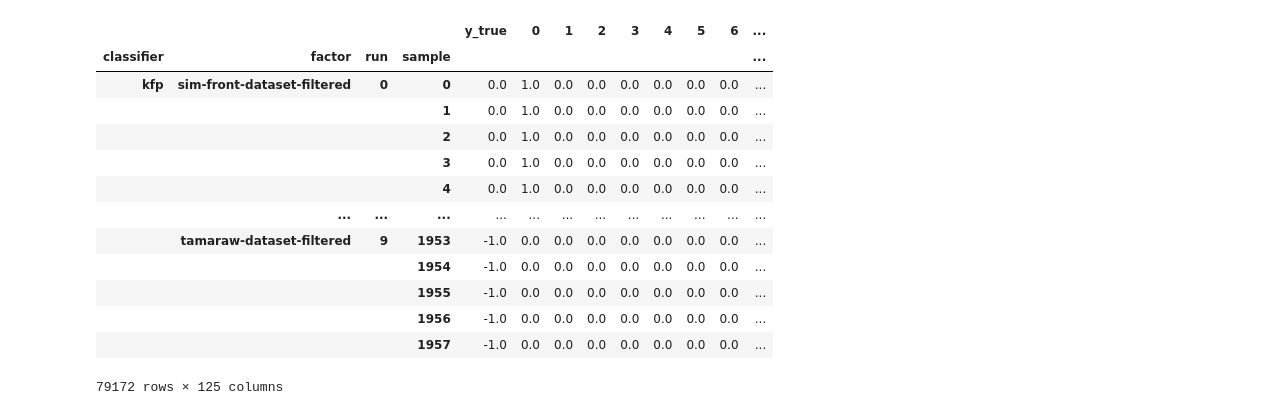
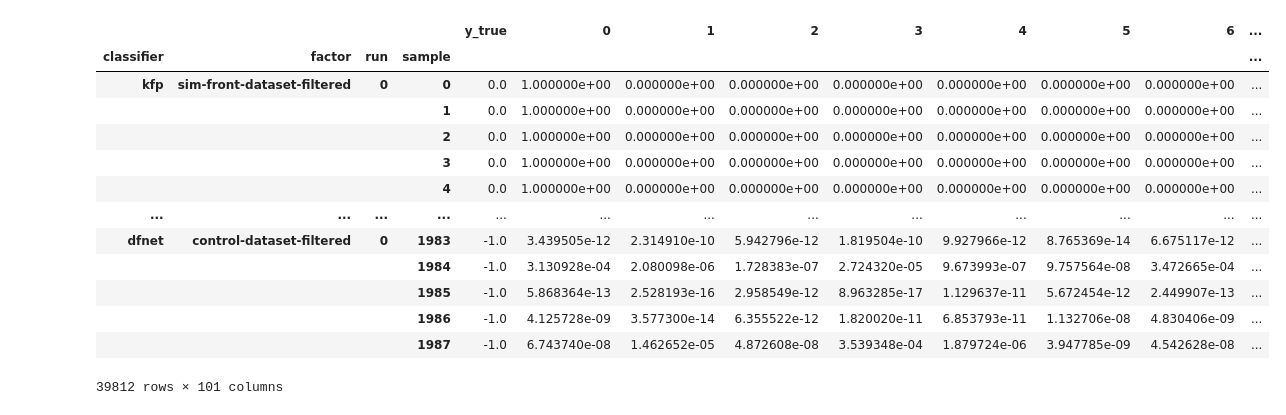
Before and after one commit to jpcsmith/qcsd-experiments, a Jupyter notebook: workflow/notebooks/result-analysis-curve.ipynb, the cells around one changed output. Drawn from its saved outputs; the diff is of its cells as text; code cells hidden in the pictures.

```diff
--- a/workflow/notebooks/result-analysis-curve.ipynb
+++ b/workflow/notebooks/result-analysis-curve.ipynb
@@ -13,43 +13,47 @@ import lab.analytics
 # %%
 def load_classifier_prediction(classifier: str, factor: str, rep: int):
     return pd.read_csv(
         f"../../results/ml-eval/predictions/{factor}/{classifier}-{rep}.csv",
         header=0
     )
 
 def load_results():
     combinations = [
-        (classifier, factor, rep) for classifier in ["kfp"]
-        for factor in ["sim-front-dataset-filtered", "front-dataset-filtered", "sim-tamaraw-dataset-filtered", "tamaraw-dataset-filtered"]
-        for rep in range(10)
+        (classifier, factor, rep) for classifier in ["kfp", "dfnet"]
+        for factor in [
+            "sim-front-dataset-filtered", "front-dataset-filtered", "sim-tamaraw-dataset-filtered", "tamaraw-dataset-filtered",
+            "sim-front-dataset", "front-dataset", "sim-tamaraw-dataset", "tamaraw-dataset", "control-dataset",
+            "control-dataset-filtered"
+        ]
+        for rep in range(1)
     ]
 
     return (pd.concat([
         load_classifier_prediction(classifier, factor, rep)
         for (classifier, factor, rep) in combinations
     ], keys=combinations, names=["classifier", "factor", "run", "sample"])
             .fillna(0)
             .rename(columns=lambda c: int(c) if c != "y_true" else c)
             .drop(columns=[-1]))
 
 
 data = load_results()
 data
 # %% [output]
 |  |  |  |  | y_true | 0 | 1 | 2 | 3 | 4 | 5 | 6 | ... |
 | classifier | factor | run | sample |  |  |  |  |  |  |  |  | ... |
-| kfp | sim-front-dataset-filtered | 0 | 0 | 0.0 | 1.0 | 0.0 | 0.0 | 0.0 | 0.0 | 0.0 | 0.0 | ... |
-|  |  |  | 1 | 0.0 | 1.0 | 0.0 | 0.0 | 0.0 | 0.0 | 0.0 | 0.0 | ... |
-|  |  |  | 2 | 0.0 | 1.0 | 0.0 | 0.0 | 0.0 | 0.0 | 0.0 | 0.0 | ... |
-|  |  |  | 3 | 0.0 | 1.0 | 0.0 | 0.0 | 0.0 | 0.0 | 0.0 | 0.0 | ... |
-|  |  |  | 4 | 0.0 | 1.0 | 0.0 | 0.0 | 0.0 | 0.0 | 0.0 | 0.0 | ... |
-|  | ... | ... | ... | ... | ... | ... | ... | ... | ... | ... | ... | ... |
-|  | tamaraw-dataset-filtered | 9 | 1953 | -1.0 | 0.0 | 0.0 | 0.0 | 0.0 | 0.0 | 0.0 | 0.0 | ... |
-|  |  |  | 1954 | -1.0 | 0.0 | 0.0 | 0.0 | 0.0 | 0.0 | 0.0 | 0.0 | ... |
-|  |  |  | 1955 | -1.0 | 0.0 | 0.0 | 0.0 | 0.0 | 0.0 | 0.0 | 0.0 | ... |
-|  |  |  | 1956 | -1.0 | 0.0 | 0.0 | 0.0 | 0.0 | 0.0 | 0.0 | 0.0 | ... |
-|  |  |  | 1957 | -1.0 | 0.0 | 0.0 | 0.0 | 0.0 | 0.0 | 0.0 | 0.0 | ... |
+| kfp | sim-front-dataset-filtered | 0 | 0 | 0.0 | 1.000000e+00 | 0.000000e+00 | 0.000000e+00 | 0.000000e+00 | 0.000000e+00 | 0.000000e+00 | 0.000000e+00 | ... |
+|  |  |  | 1 | 0.0 | 1.000000e+00 | 0.000000e+00 | 0.000000e+00 | 0.000000e+00 | 0.000000e+00 | 0.000000e+00 | 0.000000e+00 | ... |
+|  |  |  | 2 | 0.0 | 1.000000e+00 | 0.000000e+00 | 0.000000e+00 | 0.000000e+00 | 0.000000e+00 | 0.000000e+00 | 0.000000e+00 | ... |
+|  |  |  | 3 | 0.0 | 1.000000e+00 | 0.000000e+00 | 0.000000e+00 | 0.000000e+00 | 0.000000e+00 | 0.000000e+00 | 0.000000e+00 | ... |
+|  |  |  | 4 | 0.0 | 1.000000e+00 | 0.000000e+00 | 0.000000e+00 | 0.000000e+00 | 0.000000e+00 | 0.000000e+00 | 0.000000e+00 | ... |
+| ... | ... | ... | ... | ... | ... | ... | ... | ... | ... | ... | ... | ... |
+| dfnet | control-dataset-filtered | 0 | 1983 | -1.0 | 3.439505e-12 | 2.314910e-10 | 5.942796e-12 | 1.819504e-10 | 9.927966e-12 | 8.765369e-14 | 6.675117e-12 | ... |
+|  |  |  | 1984 | -1.0 | 3.130928e-04 | 2.080098e-06 | 1.728383e-07 | 2.724320e-05 | 9.673993e-07 | 9.757564e-08 | 3.472665e-04 | ... |
+|  |  |  | 1985 | -1.0 | 5.868364e-13 | 2.528193e-16 | 2.958549e-12 | 8.963285e-17 | 1.129637e-11 | 5.672454e-12 | 2.449907e-13 | ... |
+|  |  |  | 1986 | -1.0 | 4.125728e-09 | 3.577300e-14 | 6.355522e-12 | 1.820020e-11 | 6.853793e-11 | 1.132706e-08 | 4.830406e-09 | ... |
+|  |  |  | 1987 | -1.0 | 6.743740e-08 | 1.462652e-05 | 4.872608e-08 | 3.539348e-04 | 1.879724e-06 | 3.947785e-09 | 4.542628e-08 | ... |
-79172 rows × 125 columns
+39812 rows × 101 columns
 # %%
 def precision_recall_curve(df):
     return pd.DataFrame(lab.analytics.rprecision_recall_curve(
```
Also changed, not shown: parts of 6 cells of this notebook, 5 other files.
